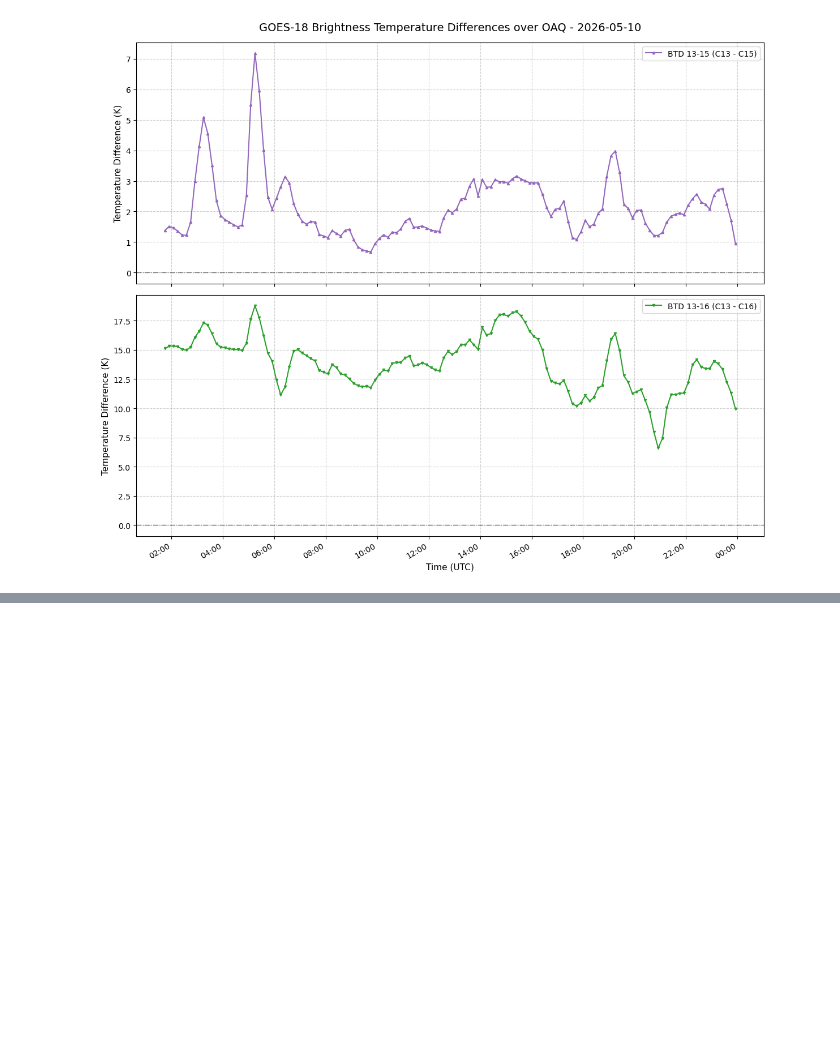
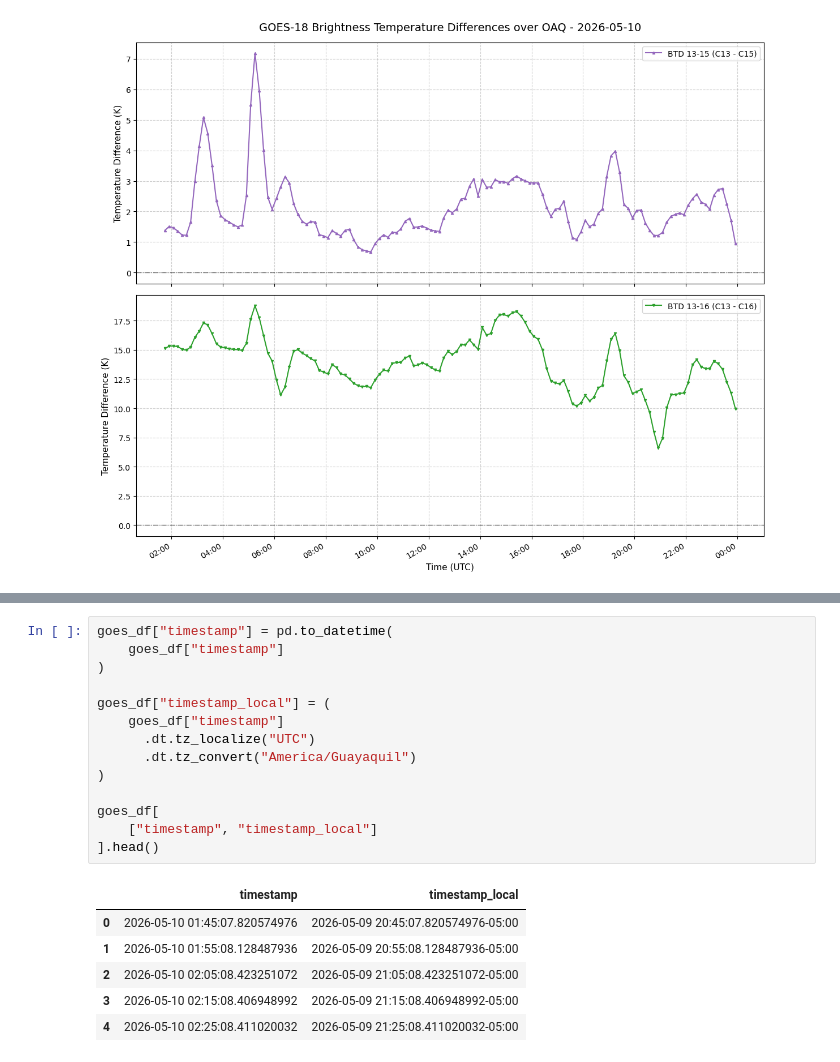
Before and after one commit to BryanR0b3rt0/OAQ-AstroForecast, a Jupyter notebook: notebooks/02_goes_cloud_dataset.ipynb, the cells around one changed output, grey strips where cells are left out. Saved outputs shown, nothing was run; the diff lists cells and outputs as text; blank space fills up the shorter version.

```diff
--- a/notebooks/02_goes_cloud_dataset.ipynb
+++ b/notebooks/02_goes_cloud_dataset.ipynb
@@ -684,0 +702,21 @@ plt.show()
+# %%
+goes_df["timestamp"] = pd.to_datetime(
+    goes_df["timestamp"]
+)
+
+goes_df["timestamp_local"] = (
+    goes_df["timestamp"]
+      .dt.tz_localize("UTC")
+      .dt.tz_convert("America/Guayaquil")
+)
+
+goes_df[
+    ["timestamp", "timestamp_local"]
+].head()
+# %% [output]
+|  | timestamp | timestamp_local |
+| 0 | 2026-05-10 01:45:07.820574976 | 2026-05-09 20:45:07.820574976-05:00 |
+| 1 | 2026-05-10 01:55:08.128487936 | 2026-05-09 20:55:08.128487936-05:00 |
+| 2 | 2026-05-10 02:05:08.423251072 | 2026-05-09 21:05:08.423251072-05:00 |
+| 3 | 2026-05-10 02:15:08.406948992 | 2026-05-09 21:15:08.406948992-05:00 |
+| 4 | 2026-05-10 02:25:08.411020032 | 2026-05-09 21:25:08.411020032-05:00 |
```
Also changed, not shown: parts of 7 cells of this notebook, 1 other file.
